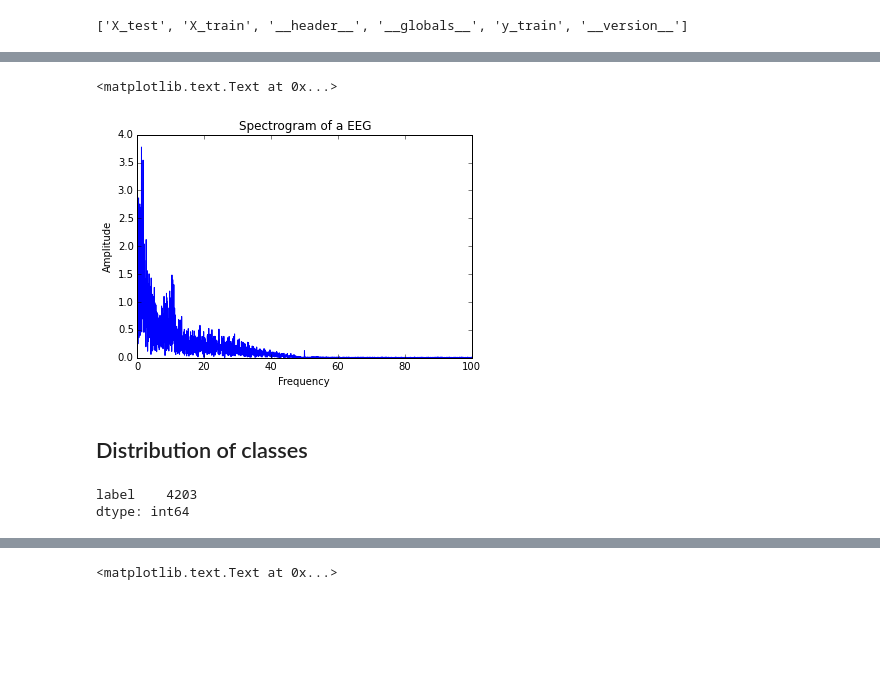
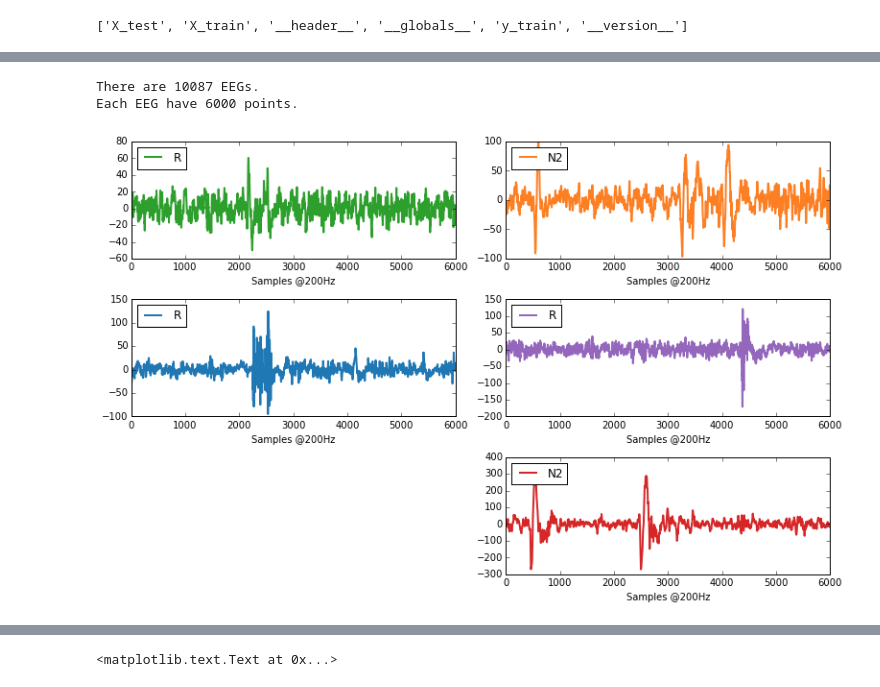
Before and after one commit to anthonyray/data-challenge, a Jupyter notebook: data_exploration/Data Exploration.ipynb, the cells around one changed output, grey strips where cells are left out. Cells and saved outputs as stored; diff of their text form; code cells hidden in the pictures; blank space fills up the shorter version.

```diff
--- a/data_exploration/Data Exploration.ipynb
+++ b/data_exploration/Data Exploration.ipynb
@@ -26,5 +28,14 @@ dataset['X_test'].shape
+# %%
+print "There are " + str(dataset['X_test'].shape[0]) + " EEGs."
+print "Each EEG have " + str(dataset['X_test'].shape[1]) + " points."
+# %% [output]
+There are 10087 EEGs.
+Each EEG have 6000 points.
 # %%
-X_train, y_train, X_test = dataset['X_train'], dataset['y_train'], dataset['X_test']
+X, y, X_final_test = dataset['X_train'], dataset['y_train'], dataset['X_test']
+
+X_train, X_test, y_train, y_test = train_test_split(X, y, test_size=0.33, random_state=42)
+
 N = X_train.shape[1]
 T = 30.0 / float(N)  # Période d'échantillonage
 X_train_freq = scipy.fftpack.fft(X_train,axis=1)
@@ -32,21 +43,16 @@ X_train_freq = (2.0 / N) * np.apply_along_axis(np.abs,1,X_train_freq)
 
 X_test_freq = scipy.fftpack.fft(X_test,axis=1)
 X_test_freq = (2.0 / N) * np.apply_along_axis(np.abs,1,X_test_freq)
-# %%
-fig,axes = plt.subplots(nrows=1, ncols=1)
-xf = np.linspace(0.0, 1.0/(2.0*T), N/2)
-axes.plot(xf,X_train_freq[23][0:N/2])
-axes.set_title('Spectrogram of a EEG')
-axes.set_xlabel('Frequency')
-axes.set_ylabel('Amplitue')
-# %% [output]
-<matplotlib.text.Text at 0x...>
-[figure, removed]
-# %% [markdown]
-## Distribution of classes
-# %%
-labels = pd.DataFrame(y_train,columns=["label"])
-labels[labels['label'] == "N2"].count()
-# %% [output]
-label    4203
-dtype: int64
+# %%
+plt.figure(figsize=(11,7))
+colors = ['#D62728','#2C9F2C','#FD7F23','#1F77B4','#9467BD',
+          '#8C564A','#7F7F7F','#1FBECF','#E377C2','#BCBD27']
+
+for i, r in enumerate([2544,3763,5104,6745,6601]):
+    plt.subplot(3,2,i)
+    plt.plot(X_train[r], label=y_train[r], color=colors[i], linewidth=2)
+    plt.xlabel('Samples @200Hz')
+    plt.legend(loc='upper left')
+    plt.tight_layout()
+# %% [output]
+[figure, added]
```
Also changed, not shown: parts of 17 cells of this notebook, 1 other file.
